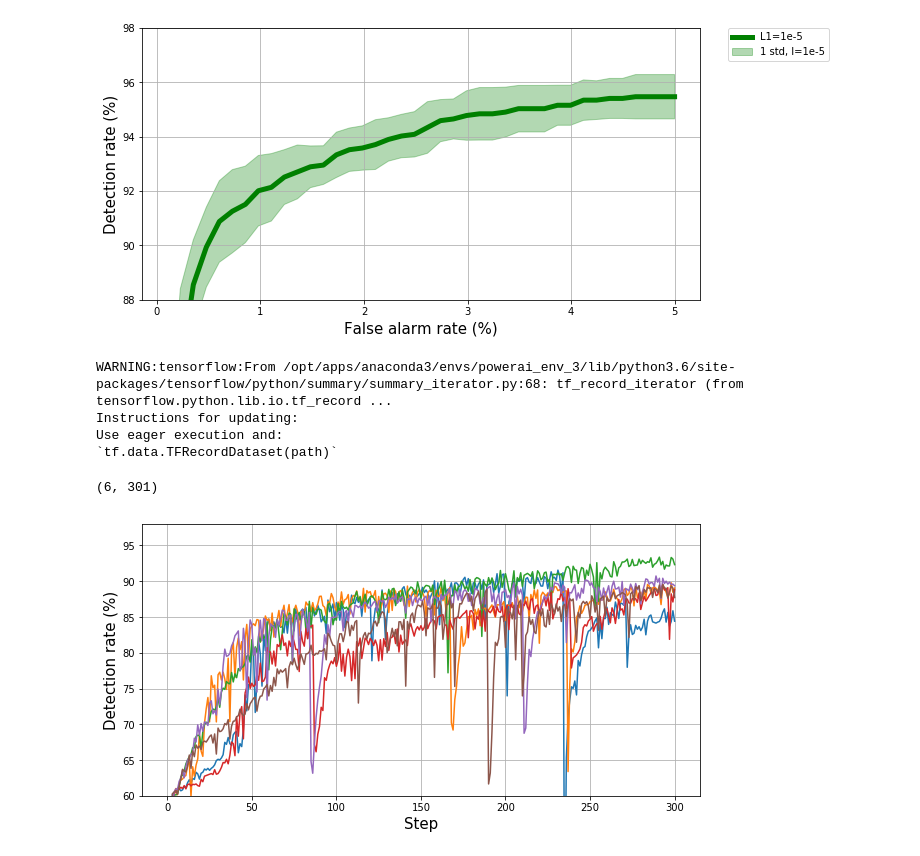
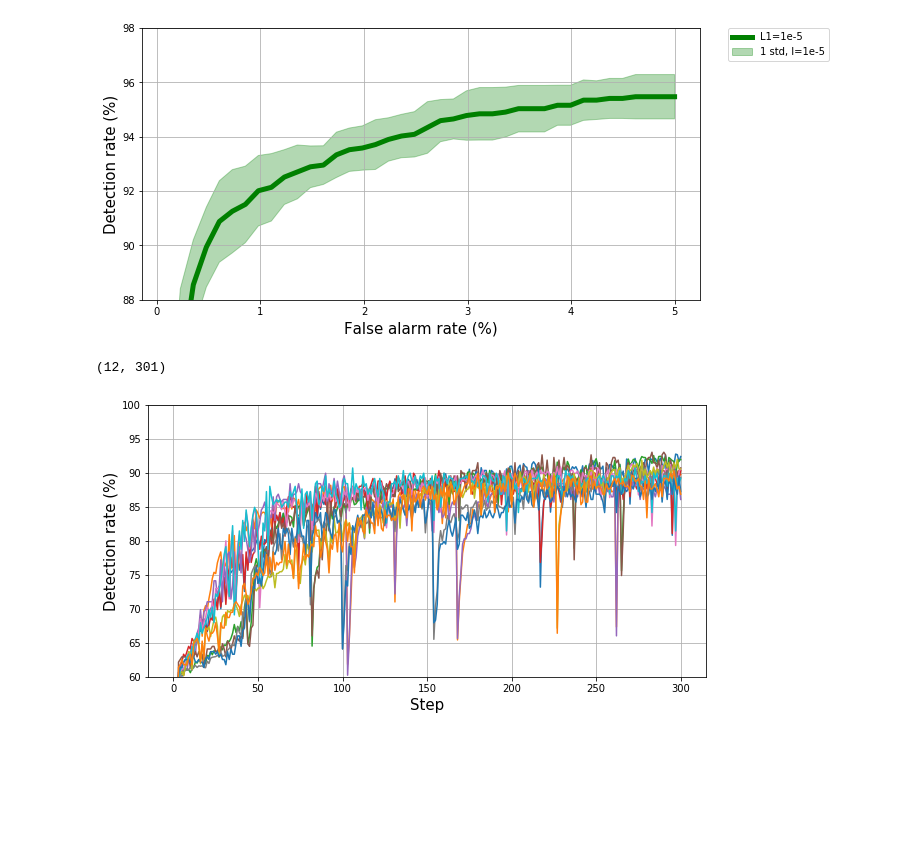
Before and after one commit to artsiom-svm/interpretable_prediction_hdd, a Jupyter notebook: hal_short_analysis.ipynb, the cells around one changed output. Drawn from its saved outputs; the diff is of its cells as text; code cells hidden in the pictures; blank space fills up the shorter version.

```diff
--- a/hal_short_analysis.ipynb
+++ b/hal_short_analysis.ipynb
@@ -300,7 +316,7 @@ from tensorflow.python.summary.summary_iterator import summary_iterator
 from tensorflow.python.framework import tensor_util
 import matplotlib.pyplot as plt
 
-path = "/home/abalak8/temporal_model_visualization/logs/fit/RETAIN_HDDcw/*/train_roc/*"
+path = "/home/abalak8/temporal_model_visualization/logs/fit/RETAIN_HDDcw2//*/{validation_roc,train_roc}/*"
 
 files = !ls {path} -1
 # %%
@@ -315,24 +331,20 @@ for file in files:
 vals = np.array(vals)
 vals.shape
 # %% [output]
-WARNING:tensorflow:From /opt/apps/anaconda3/envs/powerai_env_3/lib/python3.6/site-packages/tensorflow/python/summary/summary_iterator.py:68: tf_record_iterator (from tensorflow.python.lib.io.tf_record ...
-Instructions for updating:
-Use eager execution and:
-`tf.data.TFRecordDataset(path)`
+(12, 301)
-(6, 301)
 # %%
 plt.figure(figsize=(10,5))
 
 for v in vals:
     plt.plot(v * 100)
 
 
-plt.ylim(60, 98)
+plt.ylim(60, 100)
 plt.ylabel("Detection rate (%)", fontsize=15)
 plt.xlabel("Step", fontsize=15)
 plt.grid(True)
 # %% [output]
-[figure, old version]
+[figure, new version]
 # %%
 path = "/home/abalak8/temporal_model_visualization/logs/fit/RETAIN_HDD/20191120*/train_roc/*"
 
```
Also changed, not shown: parts of 3 cells of this notebook.
